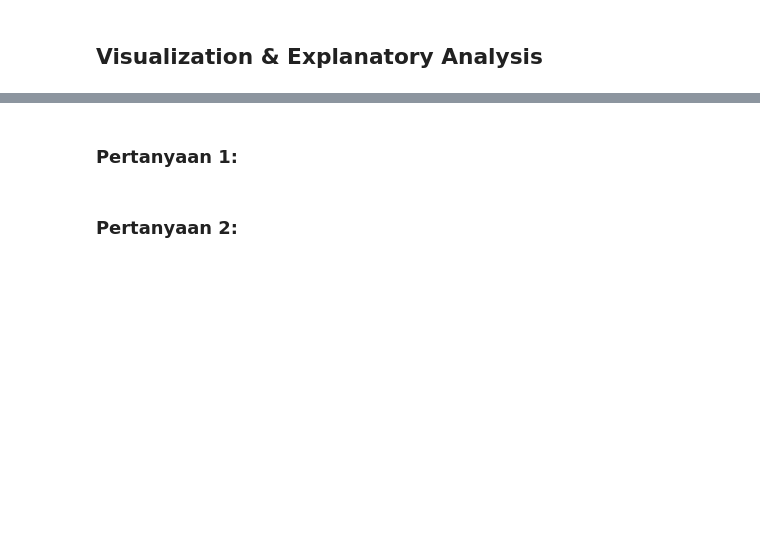
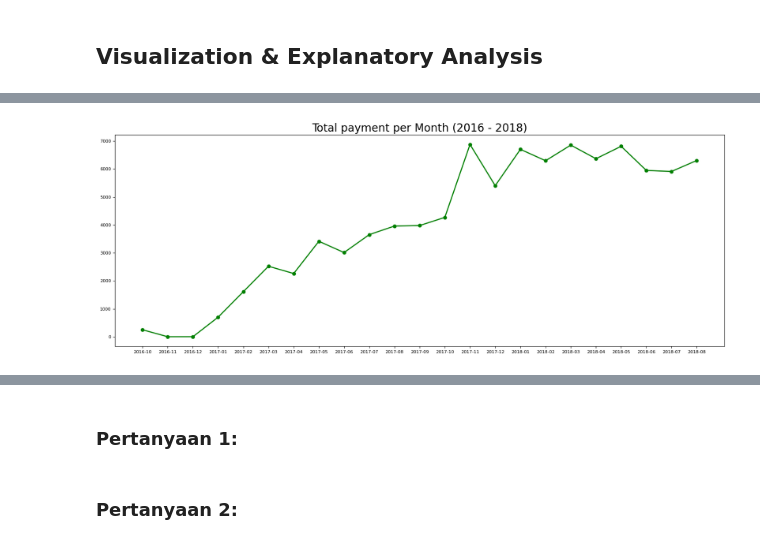
Before and after one commit to ilman79/Project_dicoding, a Jupyter notebook: Project_DataAnalisis.ipynb, the cells around one changed output, grey strips where cells are left out. Drawn from its saved outputs; the diff is of its cells as text; code cells hidden in the pictures; blank space fills up the shorter version.

```diff
--- a/Project_DataAnalisis.ipynb
+++ b/Project_DataAnalisis.ipynb
@@ -1072,0 +1068,3 @@ dtype: int64
+# %%
+all_data = product_penjualan.merge(customers_dataset, on='customer_id', how='inner')
+all_data
@@ -1074,0 +1135,12 @@ dtype: int64
+# %%
+monthly_orders_df = all_data.resample(rule='M', on='order_approved_at').agg({
+    "order_id": "nunique",
+    "payment_value": "sum"
+})
+monthly_orders_df.index = monthly_orders_df.index.strftime('%Y-%m')
+monthly_orders_df = monthly_orders_df.reset_index()
+monthly_orders_df.rename(columns={
+    "order_id": "total_order",
+    "payment_value": "total _payment"
+}, inplace=True)
+monthly_orders_df
@@ -1074,0 +1165,15 @@ dtype: int64
+# %%
+plt.figure(figsize=(20,7))
+plt.plot(
+    monthly_orders_df["order_approved_at"],
+    monthly_orders_df["total_order"],
+    marker='o',
+    linewidth=2,
+    color="green"
+)
+plt.title("Total payment per Month (2016 - 2018)", loc="center", fontsize=20)
+plt.xticks(fontsize=8)
+plt.yticks(fontsize=8)
+plt.show()
+# %% [output]
+[figure, added]
```
Also changed, not shown: parts of 17 cells of this notebook.
